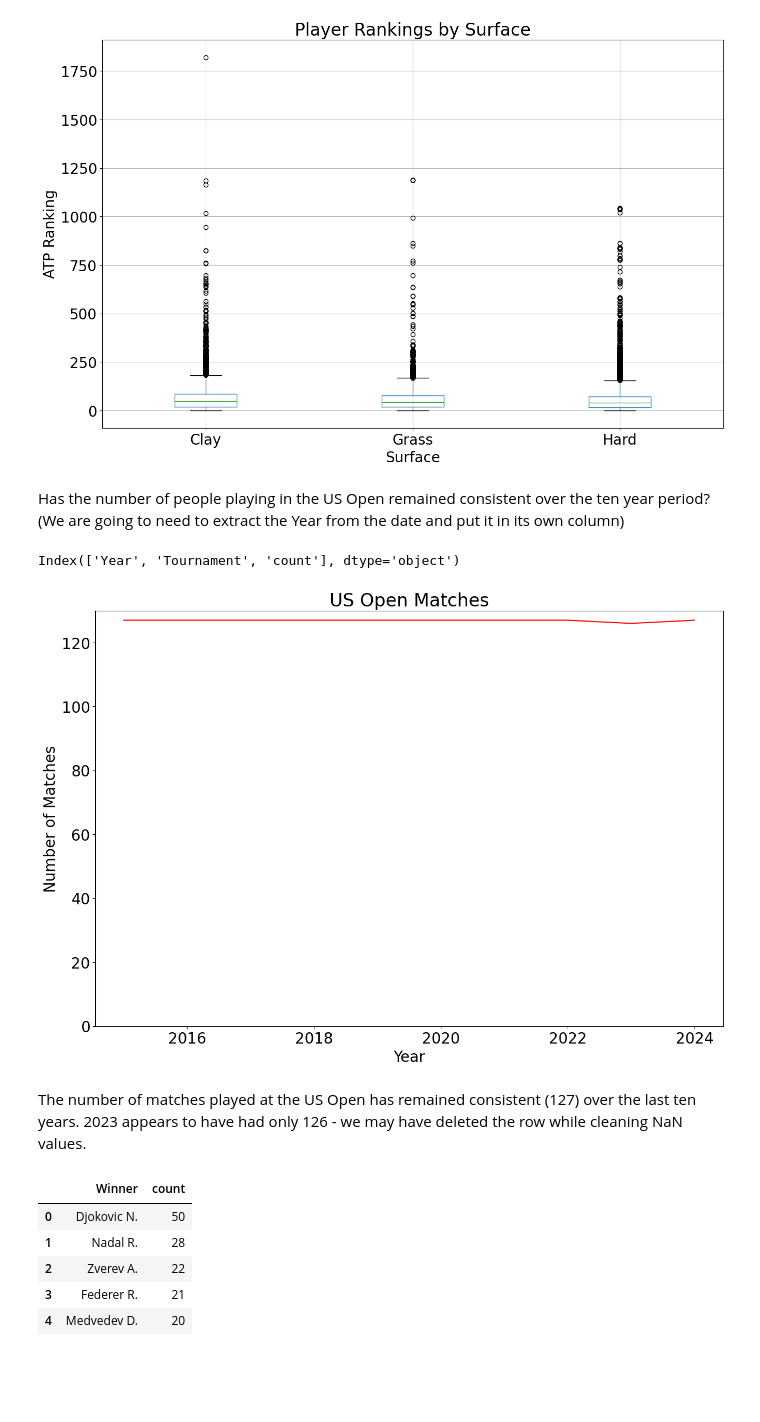
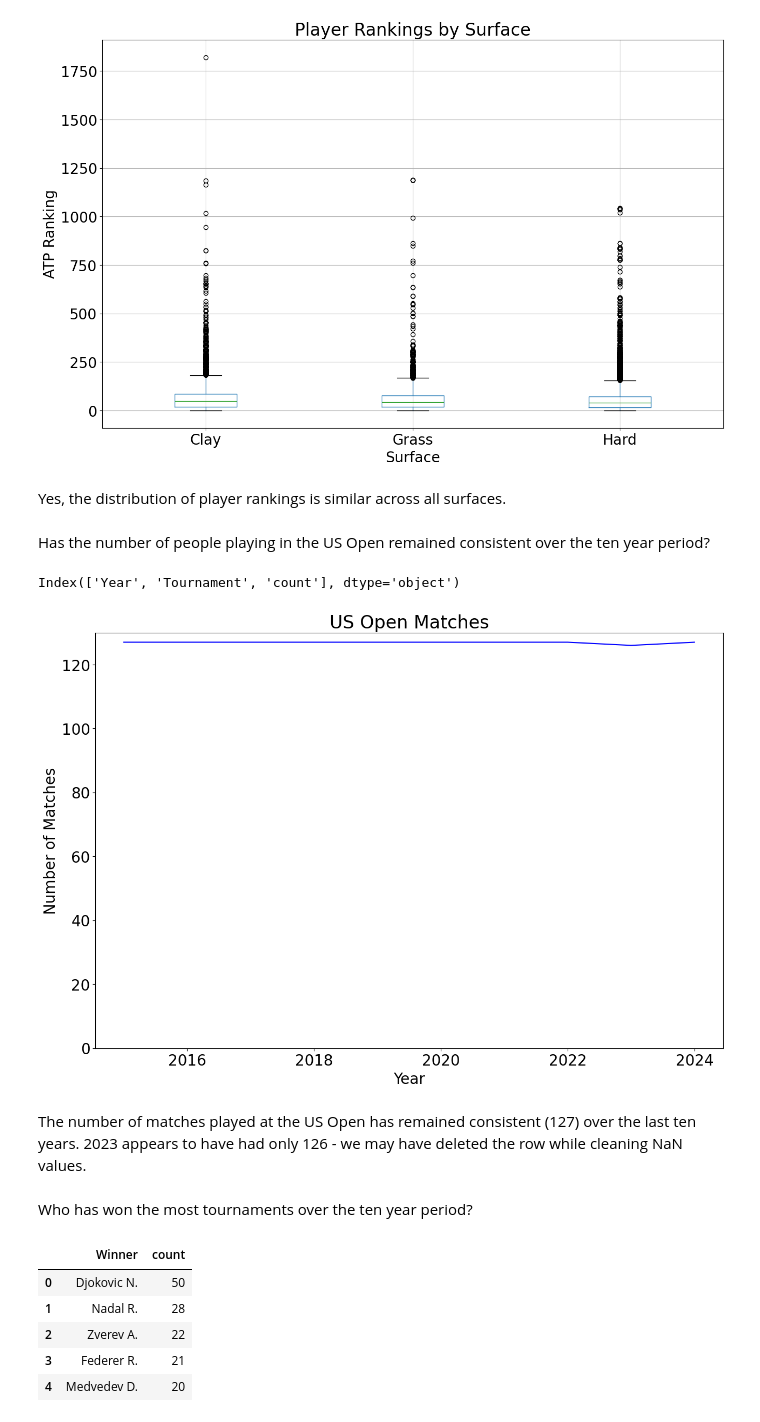
Before and after one commit to Scotty538/ml_one, a Jupyter notebook: Jupyter Project Report Template DRAFT v2.0_297201 - A1.ipynb, the cells around one changed output. Cells and saved outputs as stored; diff of their text form; code cells hidden in the pictures; blank space fills up the shorter version.

```diff
--- a/Jupyter Project Report Template DRAFT v2.0_297201 - A1.ipynb
+++ b/Jupyter Project Report Template DRAFT v2.0_297201 - A1.ipynb
@@ -636,6 +662,7 @@ plt.ylabel("ATP Ranking")
 plt.show()
 # %% [output]
 [figure]
+# %% [markdown]
+Yes, the distribution of player rankings is similar across all surfaces.
 # %% [markdown]
 Has the number of people playing in the US Open remained consistent over the ten year period?
-(We are going to need to extract the Year from the date and put it in its own column)
@@ -648,12 +673,12 @@ us_open_matches.columns
 # %% [output]
 Index(['Year', 'Tournament', 'count'], dtype='object')
 # %%
-us_open_matches.plot(x='Year', y='count', color = 'red', legend = False)
+us_open_matches.plot(x='Year', y='count', color = 'blue', legend = False)
 plt.ylim(0, 130)
 plt.ylabel('Number of Matches')
 plt.title('US Open Matches')
 plt.show()
 # %% [output]
-[figure, old version]
+[figure, new version]
 # %% [markdown]
 The number of matches played at the US Open has remained consistent (127) over the last ten years. 2023 appears to have had only 126 - we may have deleted the row while cleaning NaN values.
@@ -662,3 +685,5 @@ Who has won the most tournaments over the ten year period?
+# %% [markdown]
+Who has won the most tournaments over the ten year period?
 # %%
 winningest = tennis_total_clean['Winner'][tennis_total_clean['Round']=='The Final'].value_counts().head(5).reset_index()
 # %%
```
Also changed, not shown: parts of 24 cells of this notebook.
